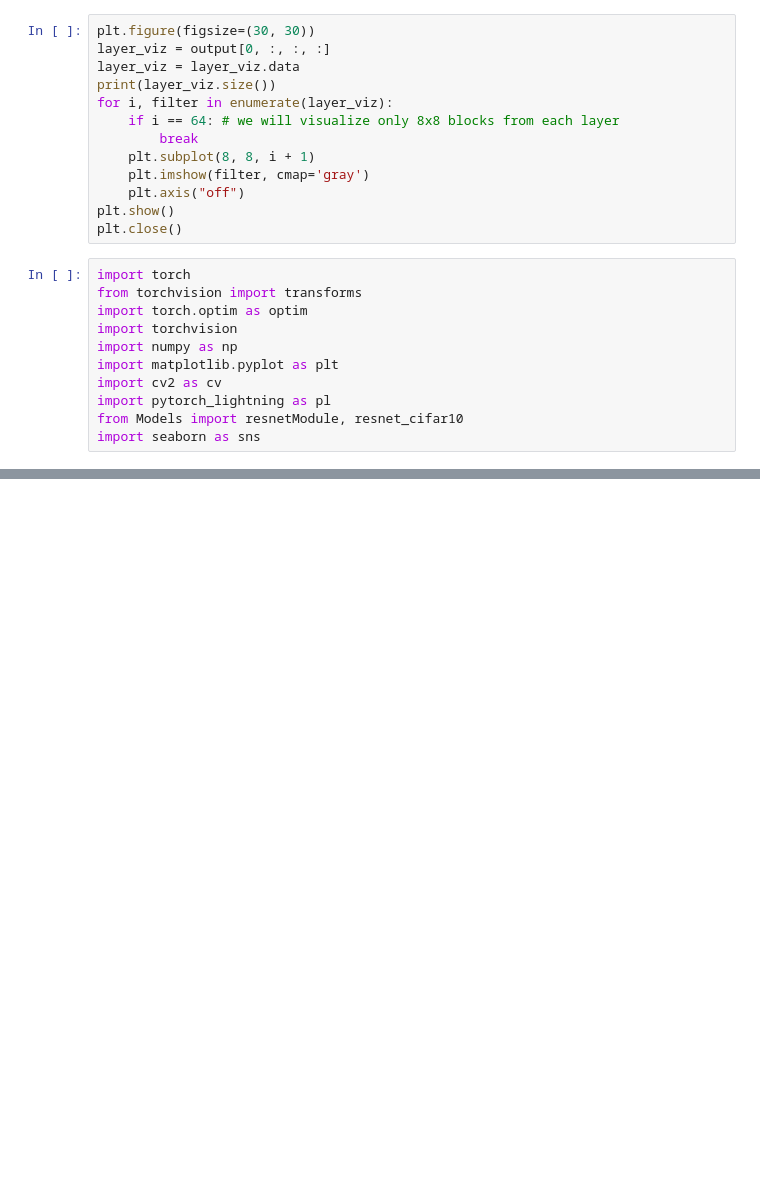
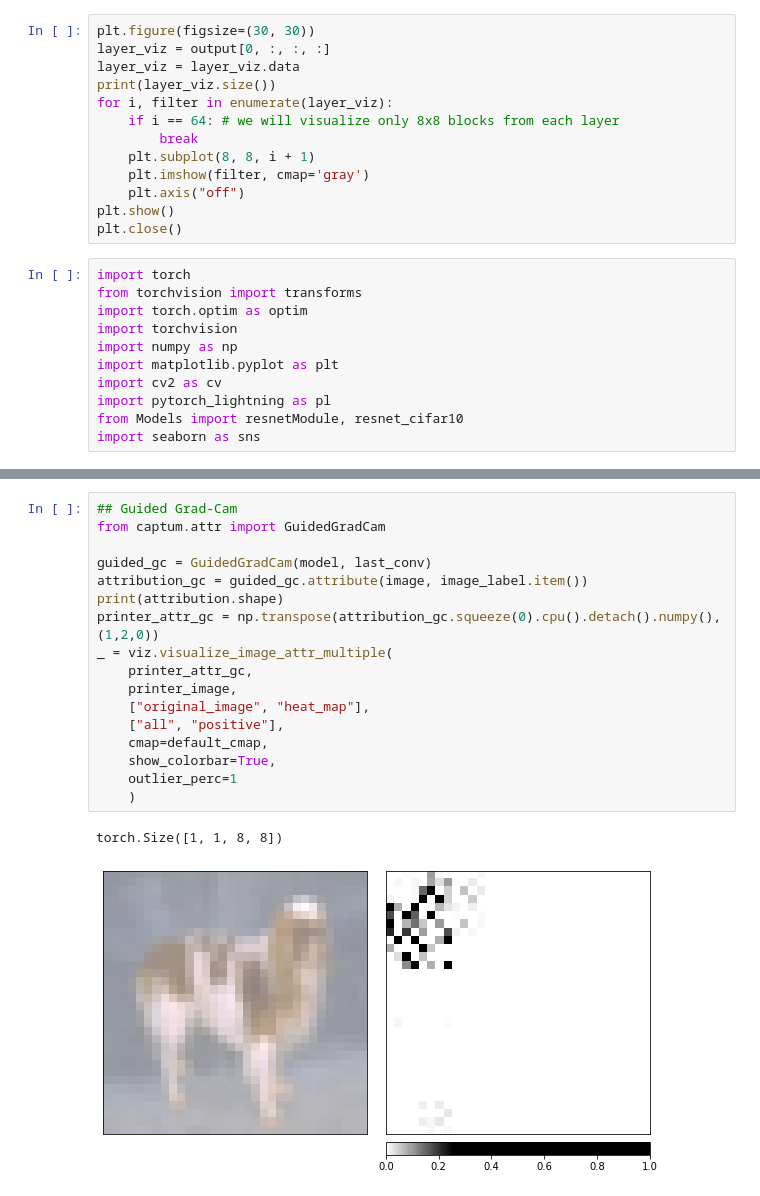
Before and after one commit to MeliLuca/MasterThesis, a Jupyter notebook: ModelsAnalysis.ipynb, the cells around one changed output, grey strips where cells are left out. Cells and saved outputs as stored; diff of their text form; blank space fills up the shorter version.

```diff
--- a/ModelsAnalysis.ipynb
+++ b/ModelsAnalysis.ipynb
@@ -206,0 +231,20 @@ _ = viz.visualize_image_attr_multiple(
+# %%
+## Guided Grad-Cam
+from captum.attr import GuidedGradCam
+
+guided_gc = GuidedGradCam(model, last_conv)
+attribution_gc = guided_gc.attribute(image, image_label.item())
+print(attribution.shape)
+printer_attr_gc = np.transpose(attribution_gc.squeeze(0).cpu().detach().numpy(), (1,2,0))
+_ = viz.visualize_image_attr_multiple(
+    printer_attr_gc,
+    printer_image,
+    ["original_image", "heat_map"],
+    ["all", "positive"],
+    cmap=default_cmap,
+    show_colorbar=True,
+    outlier_perc=1
+    )
+# %% [output]
+torch.Size([1, 1, 8, 8])
+[figure, added]
```
Also changed, not shown: parts of 11 cells of this notebook, 2 other files.
